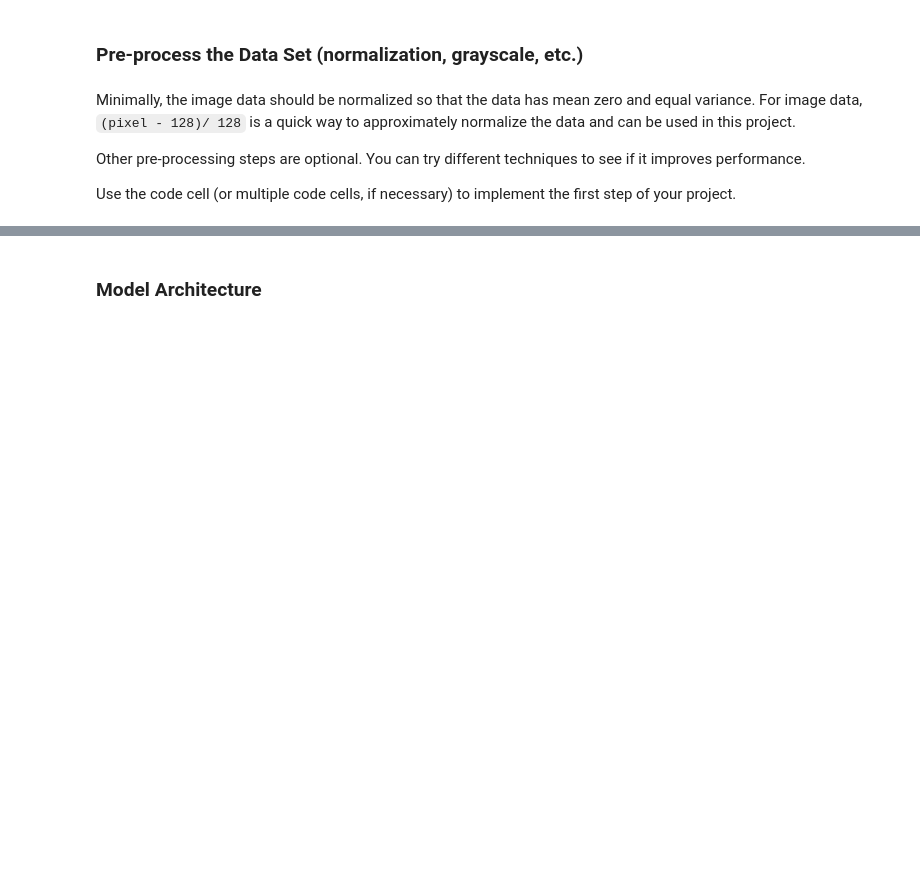
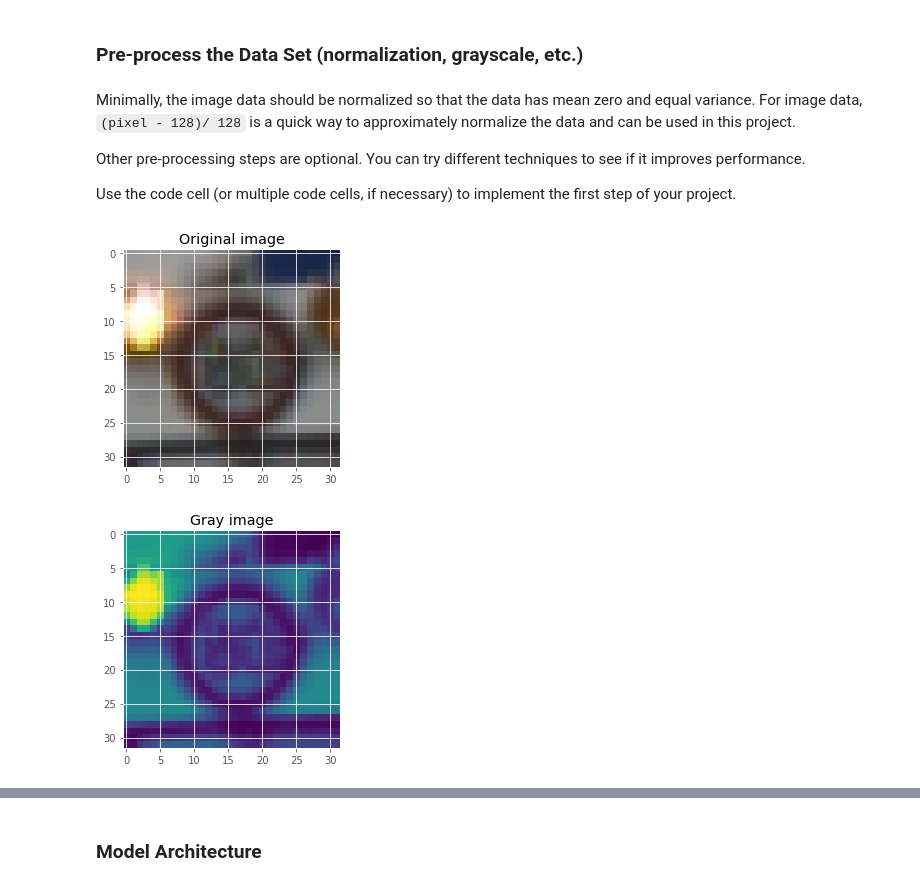
Before and after one commit to chomnoue/CarND-Traffic-Sign-Classifier-Project, a Jupyter notebook: Traffic_Sign_Classifier.ipynb, the cells around one changed output, grey strips where cells are left out. Cells and saved outputs as stored; diff of their text form; code cells hidden in the pictures; blank space fills up the shorter version.

```diff
--- a/Traffic_Sign_Classifier.ipynb
+++ b/Traffic_Sign_Classifier.ipynb
@@ -234,17 +240,29 @@ Use the code cell (or multiple code cells, if necessary) to implement the first
 ### converting to grayscale, etc.
 ### Feel free to use as many code cells as needed.
 
-def rgb2gray(rgb):
-    rgb = np.dot(rgb[...,:3], [0.299, 0.587, 0.114])
-    return np.reshape(rgb, (-1,32,32,1))
+def rgb2gray(rgb,display_sample,display_idx):
+    gray = np.dot(rgb[...,:3], [0.299, 0.587, 0.114])
+    gray = np.reshape(gray, (-1,32,32,1))
+    if(display_sample):
+        image=gray[display_idx]
+        image=np.reshape(image,(32,32))
+        display_image(image,"Gray image")
+    return gray
 
-def preprocess(data):
-    #data=rgb2gray(data)
+def preprocess(data,display_sample=False):
+    display_idx=None
+    if(display_sample):
+        display_idx=random.randint(0,len(data)-1)
+        display_image(data[display_idx],"Original image")
+    data=rgb2gray(data,display_sample,display_idx)
     return (data-128.0)/128.0
 # %%
-X_train=preprocess(X_train)
+X_train=preprocess(X_train,True)
 X_test=preprocess(X_test)
 X_valid=preprocess(X_valid)
+# %% [output]
+[figure, added]
+[figure, added]
 # %%
 X_train.shape
 # %% [output]
```
Also changed, not shown: parts of 8 cells of this notebook, 5 other files.
